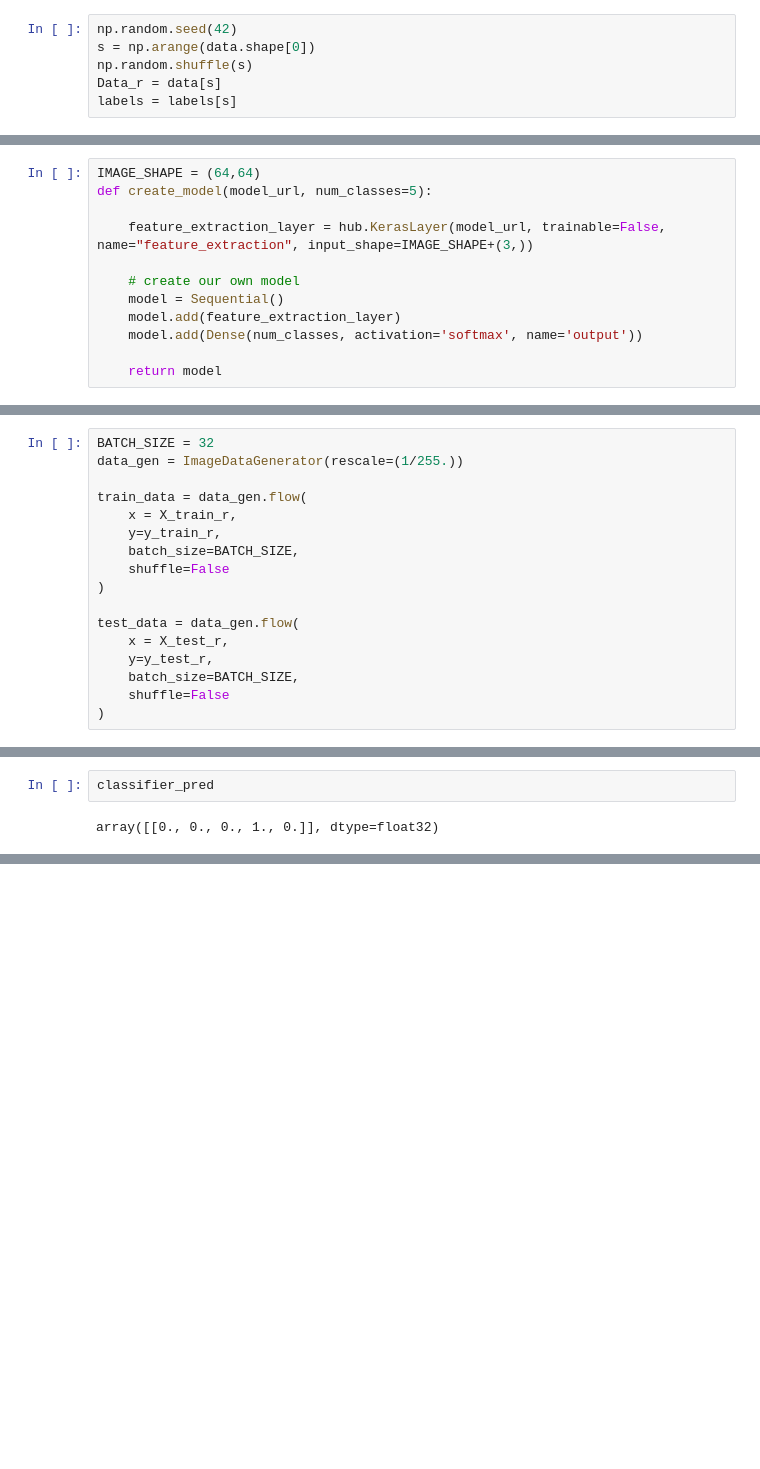
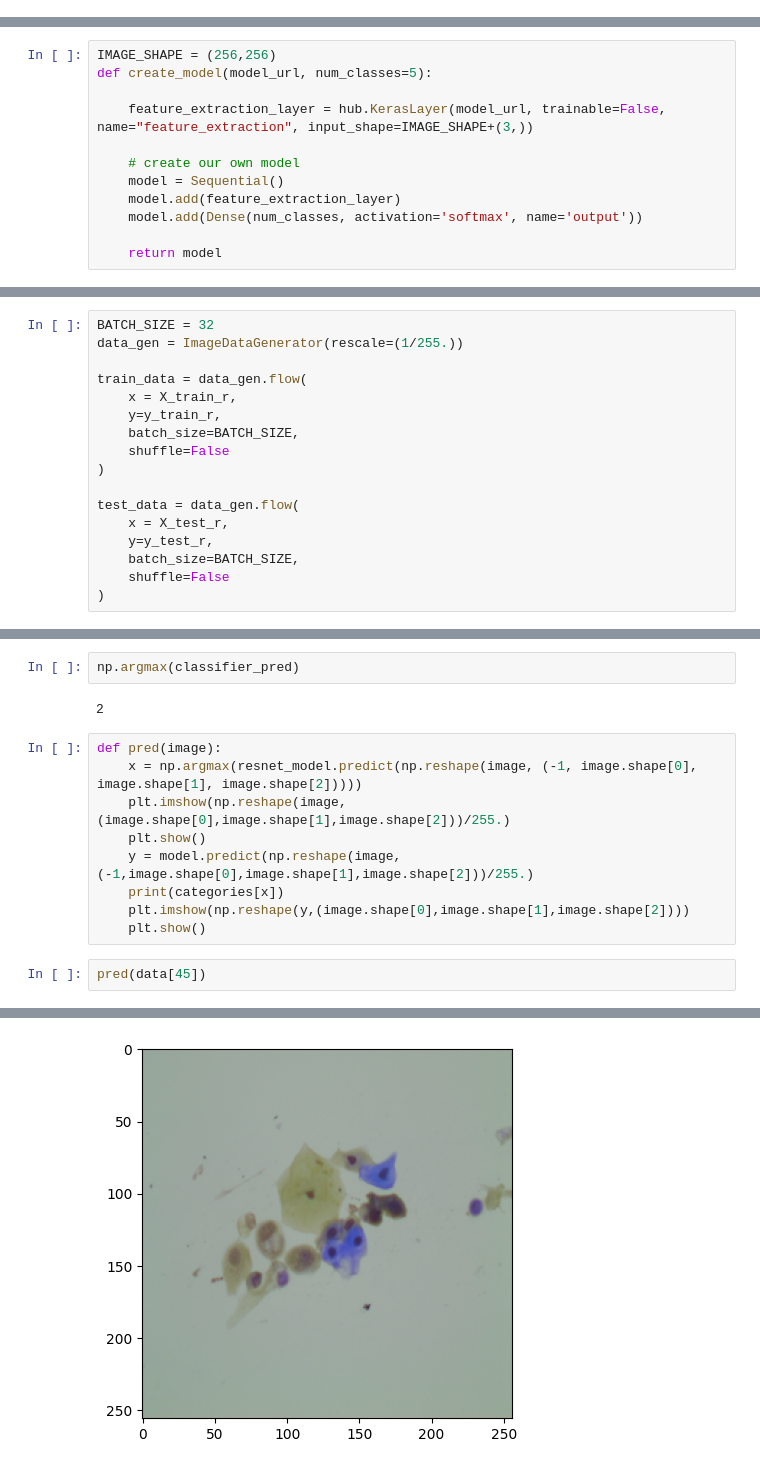
Before and after one commit to KrishnaSChavan/MachineLearning, a Jupyter notebook: Clav_Cell_segmentation_U_Net.ipynb, the cells around one changed output, grey strips where cells are left out. Drawn from its saved outputs; the diff is of its cells as text; blank space fills up the shorter version.

```diff
--- a/Clav_Cell_segmentation_U_Net.ipynb
+++ b/Clav_Cell_segmentation_U_Net.ipynb
@@ -282,15 +319,9 @@ plt.imshow(yelllow)
 # %% [markdown]
 # Resnet
-# %%
-np.random.seed(42)
-s = np.arange(data.shape[0])
-np.random.shuffle(s)
-Data_r = data[s]
-labels = labels[s]
 # %%
 resnet_url = 'https://tfhub.dev/google/imagenet/resnet_v2_50/feature_vector/5'
 # %%
-IMAGE_SHAPE = (64,64)
+IMAGE_SHAPE = (256,256)
 def create_model(model_url, num_classes=5):
 
     feature_extraction_layer = hub.KerasLayer(model_url, trainable=False, name="feature_extraction", input_shape=IMAGE_SHAPE+(3,))
@@ -375,4 +406,16 @@ classifier_pred = resnet_model.predict(np.reshape(data[123], (-1, data.shape[1],
-# %%
-classifier_pred
-# %% [output]
-array([[0., 0., 0., 1., 0.]], dtype=float32)
+# %%
+np.argmax(classifier_pred)
+# %% [output]
+2
+# %%
+def pred(image):
+    x = np.argmax(resnet_model.predict(np.reshape(image, (-1, image.shape[0], image.shape[1], image.shape[2]))))
+    plt.imshow(np.reshape(image,(image.shape[0],image.shape[1],image.shape[2]))/255.)
+    plt.show()
+    y = model.predict(np.reshape(image,(-1,image.shape[0],image.shape[1],image.shape[2]))/255.)
+    print(categories[x])
+    plt.imshow(np.reshape(y,(image.shape[0],image.shape[1],image.shape[2])))
+    plt.show()
+# %%
+pred(data[45])
+# %% [output]
@@ -378,0 +423 @@ array([[0., 0., 0., 1., 0.]], dtype=float32)
+[figure, added]
```
Also changed, not shown: parts of 58 cells of this notebook.
